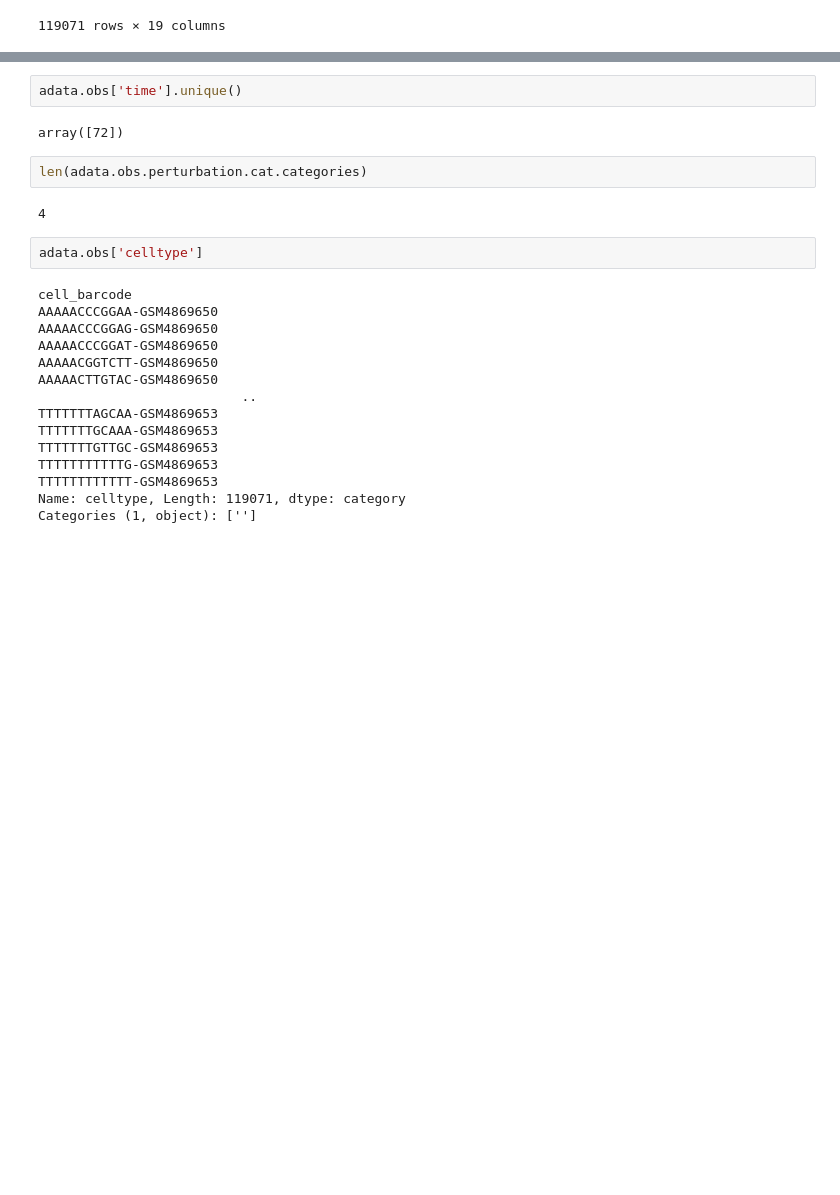
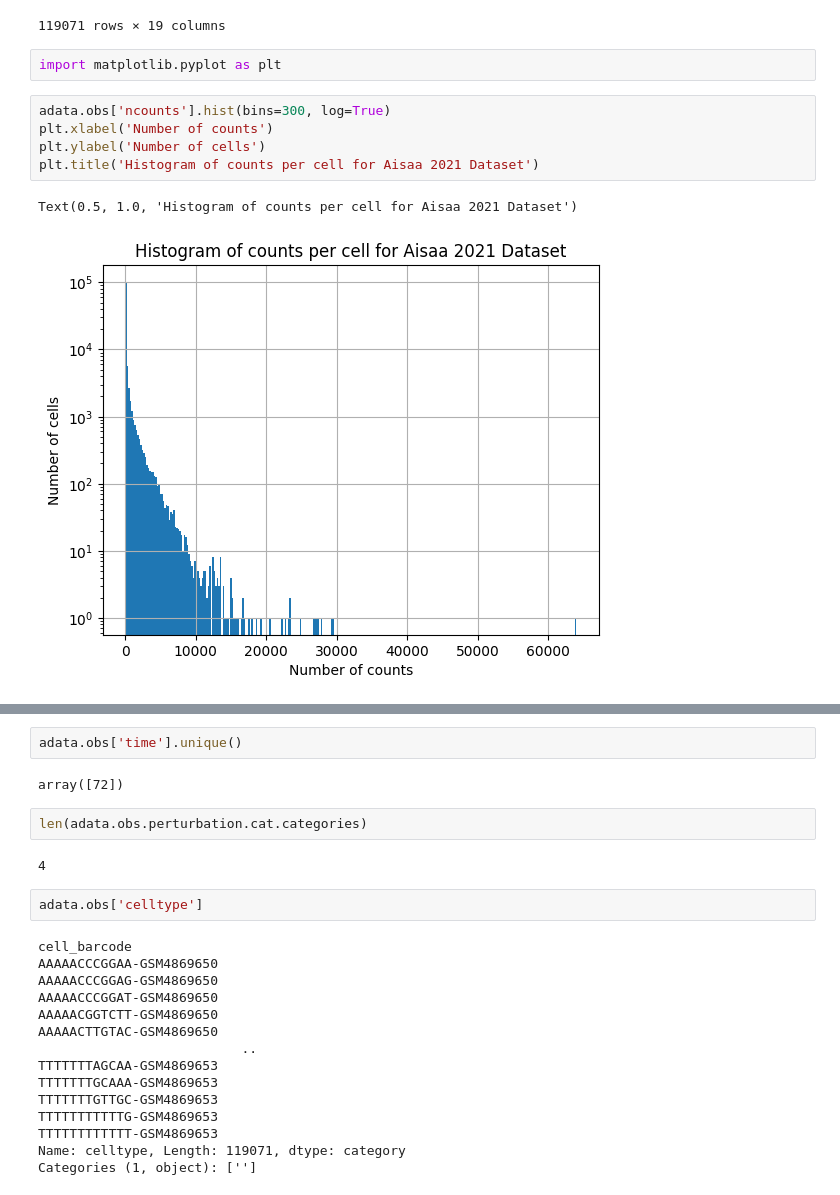
Before and after one commit to imahabub/scdiff, a Jupyter notebook: notebooks/8.20.23.sc_perturb_aissa.ipynb, the cells around one changed output, grey strips where cells are left out. Drawn from its saved outputs; the diff is of its cells as text; blank space fills up the shorter version.

```diff
--- a/notebooks/8.20.23.sc_perturb_aissa.ipynb
+++ b/notebooks/8.20.23.sc_perturb_aissa.ipynb
@@ -51,3 +51,13 @@ adata.obs
 | TTTTTTTTTTTG-GSM4869653 | GSM4869653 | 72 | PC9_xenograft | osimertinib+crizotinib | Xenograft | GSE160244 |  | cell_line | True | ... |
 | TTTTTTTTTTTT-GSM4869653 | GSM4869653 | 72 | PC9_xenograft | osimertinib+crizotinib | Xenograft | GSE160244 |  | cell_line | True | ... |
 119071 rows × 19 columns
+# %%
+import matplotlib.pyplot as plt
+# %%
+adata.obs['ncounts'].hist(bins=300, log=True)
+plt.xlabel('Number of counts')
+plt.ylabel('Number of cells')
+plt.title('Histogram of counts per cell for Aisaa 2021 Dataset')
+# %% [output]
+Text(0.5, 1.0, 'Histogram of counts per cell for Aisaa 2021 Dataset')
+[figure, added]
```
Also changed, not shown: parts of 33 cells of this notebook.
